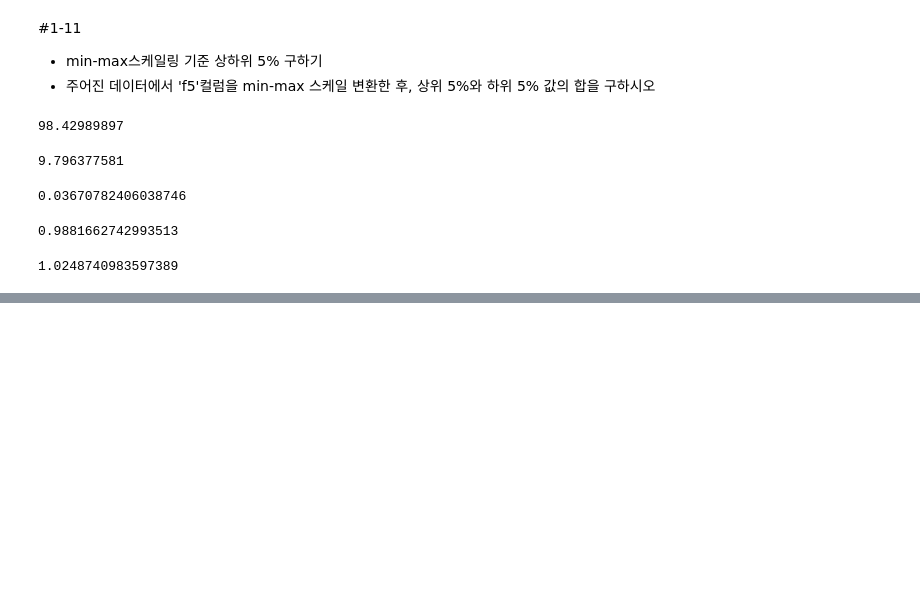
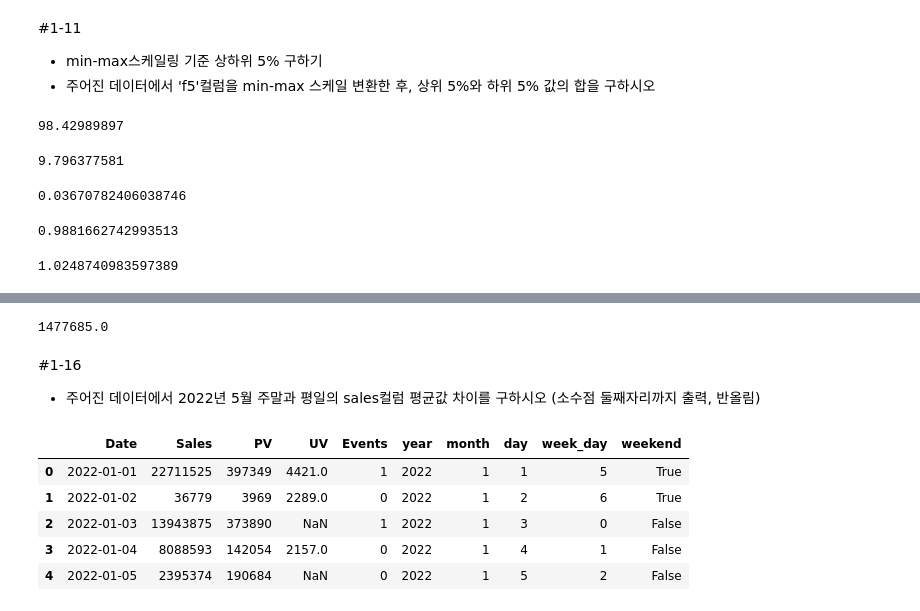
Before and after one commit to joungminhee/bigdata_exam, a Jupyter notebook: big_data2.ipynb, the cells around one changed output, grey strips where cells are left out. Drawn from its saved outputs; the diff is of its cells as text; code cells hidden in the pictures; blank space fills up the shorter version.

```diff
--- a/big_data2.ipynb
+++ b/big_data2.ipynb
@@ -306,0 +447,7 @@ print(lower + upper)
+# %%
+df['Date']= pd.to_datetime(df['Date'])
+# %%
+df['year']= df['Date'].dt.year
+#dt는 dtype이 datetime일때, object라면 .str[:4]로 연도를 찾으면 됨
+# %%
+df['month']= df['Date'].dt.month
@@ -306,0 +467,16 @@ print(lower + upper)
+# %%
+df_2022_5['Sales'].median()
+# %% [output]
+1477685.0
+# %% [markdown]
+#1-16
+* 주어진 데이터에서 2022년 5월 주말과 평일의 sales컬럼 평균값 차이를 구하시오 (소수점 둘째자리까지 출력, 반올림)
+# %%
+df.head()
+# %% [output]
+|  | Date | Sales | PV | UV | Events | year | month | day | week_day | weekend |
+| 0 | 2022-01-01 | 22711525 | 397349 | 4421.0 | 1 | 2022 | 1 | 1 | 5 | True |
+| 1 | 2022-01-02 | 36779 | 3969 | 2289.0 | 0 | 2022 | 1 | 2 | 6 | True |
+| 2 | 2022-01-03 | 13943875 | 373890 | NaN | 1 | 2022 | 1 | 3 | 0 | False |
+| 3 | 2022-01-04 | 8088593 | 142054 | 2157.0 | 0 | 2022 | 1 | 4 | 1 | False |
+| 4 | 2022-01-05 | 2395374 | 190684 | NaN | 0 | 2022 | 1 | 5 | 2 | False |
```
Also changed, not shown: parts of 35 cells of this notebook.
